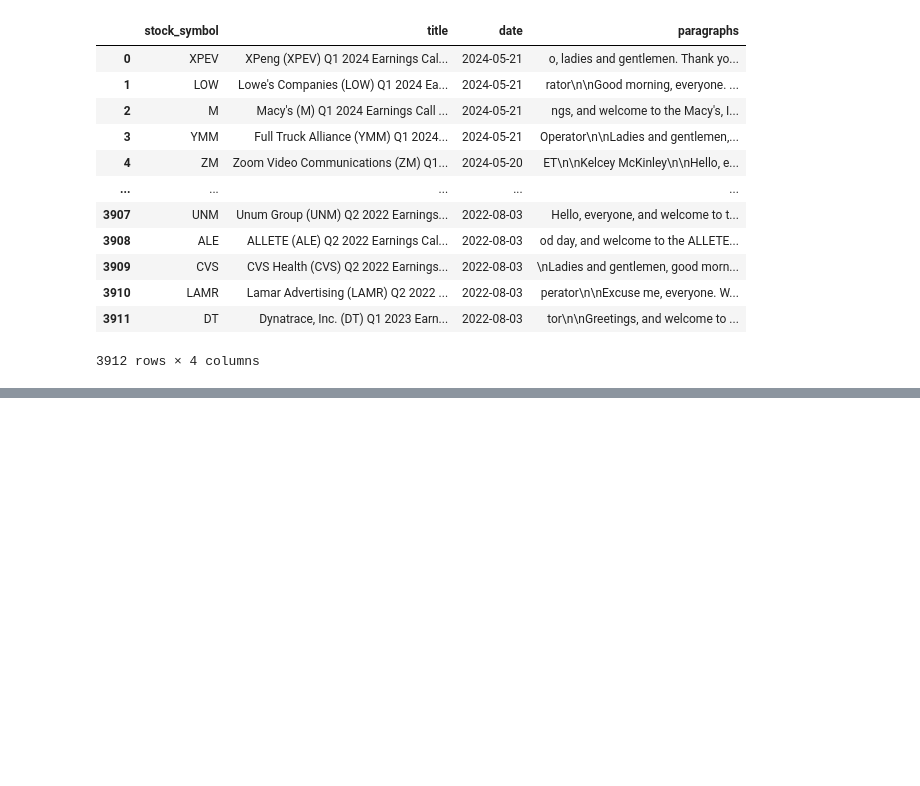
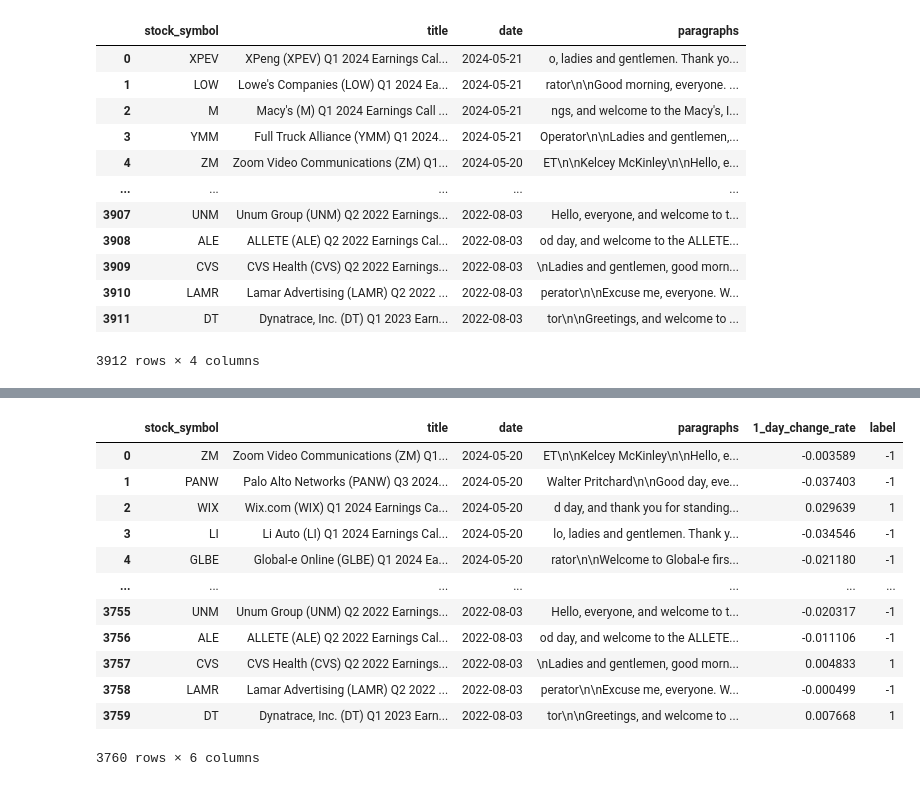
Before and after one commit to WangZiRongPraetorianGuard/earnings-call-predict-stock-price-movement, a Jupyter notebook: stock_price_volatility.ipynb, the cells around one changed output, grey strips where cells are left out. Saved outputs shown, nothing was run; the diff lists cells and outputs as text; code cells hidden in the pictures; blank space fills up the shorter version.

```diff
--- a/stock_price_volatility.ipynb
+++ b/stock_price_volatility.ipynb
@@ -121,0 +173,17 @@ result = new_df[['stock_symbol', 'title', 'date', 'paragraphs', '1_day_change_ra
+# %%
+result = result.reset_index(drop=True)
+result
+# %% [output]
+|  | stock_symbol | title | date | paragraphs | 1_day_change_rate | label |
+| 0 | ZM | Zoom Video Communications (ZM) Q1... | 2024-05-20 | ET\n\nKelcey McKinley\n\nHello, e... | -0.003589 | -1 |
+| 1 | PANW | Palo Alto Networks (PANW) Q3 2024... | 2024-05-20 | Walter Pritchard\n\nGood day, eve... | -0.037403 | -1 |
+| 2 | WIX | Wix.com (WIX) Q1 2024 Earnings Ca... | 2024-05-20 | d day, and thank you for standing... | 0.029639 | 1 |
+| 3 | LI | Li Auto (LI) Q1 2024 Earnings Cal... | 2024-05-20 | lo, ladies and gentlemen. Thank y... | -0.034546 | -1 |
+| 4 | GLBE | Global-e Online (GLBE) Q1 2024 Ea... | 2024-05-20 | rator\n\nWelcome to Global-e firs... | -0.021180 | -1 |
+| ... | ... | ... | ... | ... | ... | ... |
+| 3755 | UNM | Unum Group (UNM) Q2 2022 Earnings... | 2022-08-03 | Hello, everyone, and welcome to t... | -0.020317 | -1 |
+| 3756 | ALE | ALLETE (ALE) Q2 2022 Earnings Cal... | 2022-08-03 | od day, and welcome to the ALLETE... | -0.011106 | -1 |
+| 3757 | CVS | CVS Health (CVS) Q2 2022 Earnings... | 2022-08-03 | \nLadies and gentlemen, good morn... | 0.004833 | 1 |
+| 3758 | LAMR | Lamar Advertising (LAMR) Q2 2022 ... | 2022-08-03 | perator\n\nExcuse me, everyone. W... | -0.000499 | -1 |
+| 3759 | DT | Dynatrace, Inc. (DT) Q1 2023 Earn... | 2022-08-03 | tor\n\nGreetings, and welcome to ... | 0.007668 | 1 |
+3760 rows × 6 columns
```
Also changed, not shown: parts of 6 cells of this notebook.
